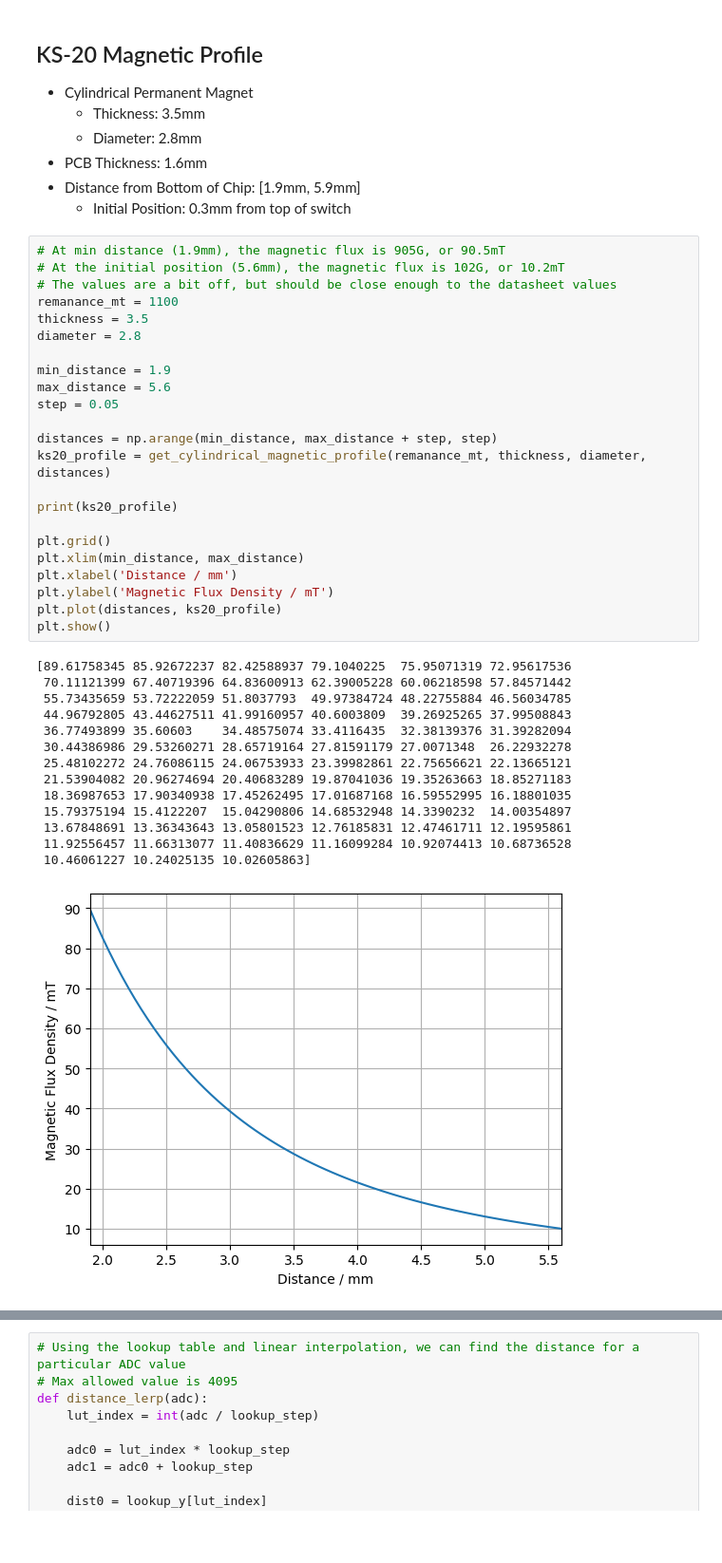
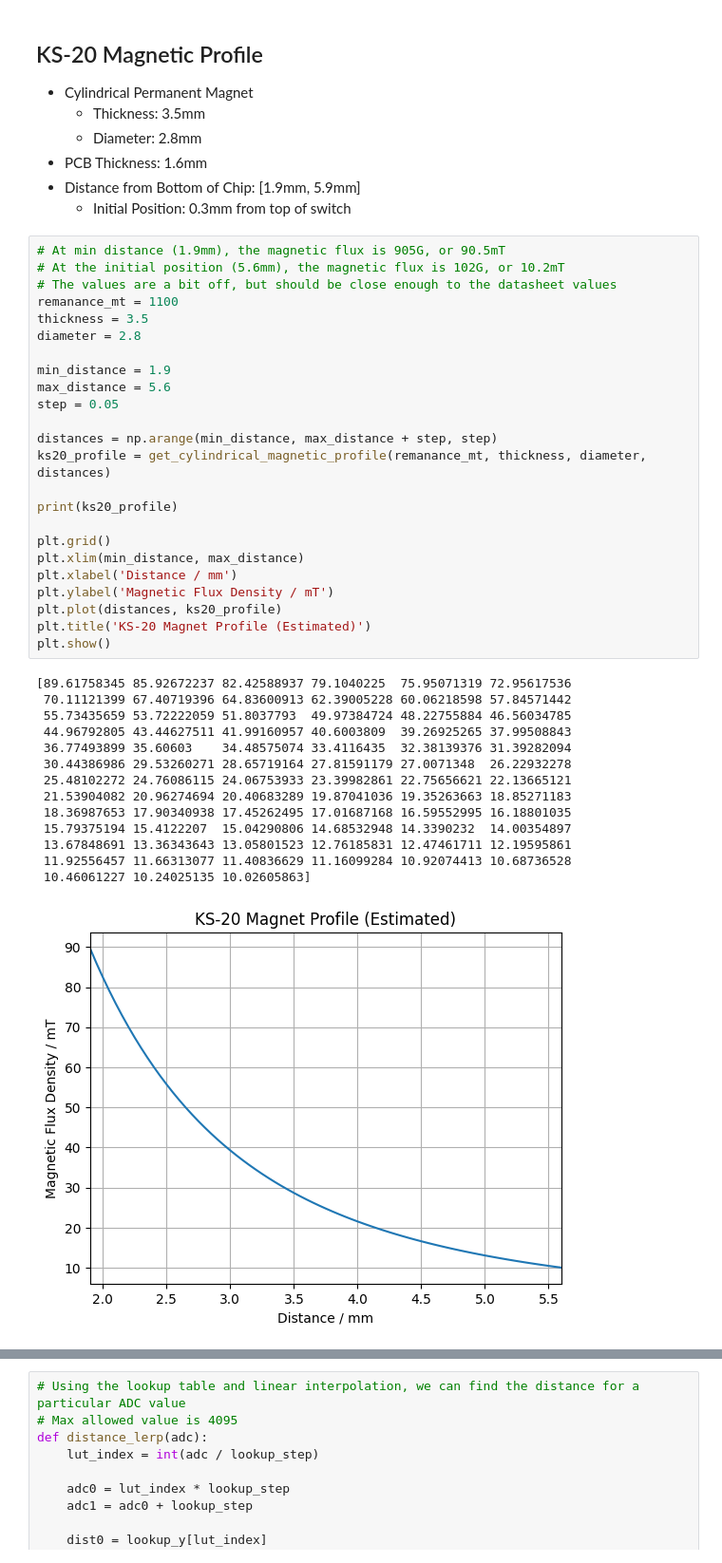
Before and after one commit to Ace4896/cloverpad-hardware, a Jupyter notebook: docs/notebooks/magnet-distance.ipynb, the cells around one changed output, grey strips where cells are left out. Shown: that part at 95% size. Saved outputs shown, nothing was run; the diff lists cells and outputs as text; blank space fills up the shorter version.

```diff
--- a/docs/notebooks/magnet-distance.ipynb
+++ b/docs/notebooks/magnet-distance.ipynb
@@ -131,34 +133,35 @@ diameter = 2.8
 
 min_distance = 1.9
 max_distance = 5.6
 step = 0.05
 
 distances = np.arange(min_distance, max_distance + step, step)
 ks20_profile = get_cylindrical_magnetic_profile(remanance_mt, thickness, diameter, distances)
 
 print(ks20_profile)
 
 plt.grid()
 plt.xlim(min_distance, max_distance)
 plt.xlabel('Distance / mm')
 plt.ylabel('Magnetic Flux Density / mT')
 plt.plot(distances, ks20_profile)
+plt.title('KS-20 Magnet Profile (Estimated)')
 plt.show()
 # %% [output]
 [89.61758345 85.92672237 82.42588937 79.1040225  75.95071319 72.95617536
  70.11121399 67.40719396 64.83600913 62.39005228 60.06218598 57.84571442
  55.73435659 53.72222059 51.8037793  49.97384724 48.22755884 46.56034785
  44.96792805 43.44627511 41.99160957 40.6003809  39.26925265 37.99508843
  36.77493899 35.60603    34.48575074 33.4116435  32.38139376 31.39282094
  30.44386986 29.53260271 28.65719164 27.81591179 27.0071348  26.22932278
  25.48102272 24.76086115 24.06753933 23.39982861 22.75656621 22.13665121
  21.53904082 20.96274694 20.40683289 19.87041036 19.35263663 18.85271183
  18.36987653 17.90340938 17.45262495 17.01687168 16.59552995 16.18801035
  15.79375194 15.4122207  15.04290806 14.68532948 14.3390232  14.00354897
  13.67848691 13.36343643 13.05801523 12.76185831 12.47461711 12.19595861
  11.92556457 11.66313077 11.40836629 11.16099284 10.92074413 10.68736528
  10.46061227 10.24025135 10.02605863]
-[figure, old version]
+[figure, new version]
 # %%
 # If we clamp the maximum flux density to 78mT, we can find the minimum distance that can be detected
 # In ideal conditions, we won't be able to detect the bottom 0.2mm of travel
```
Also changed, not shown: parts of 9 cells of this notebook.
